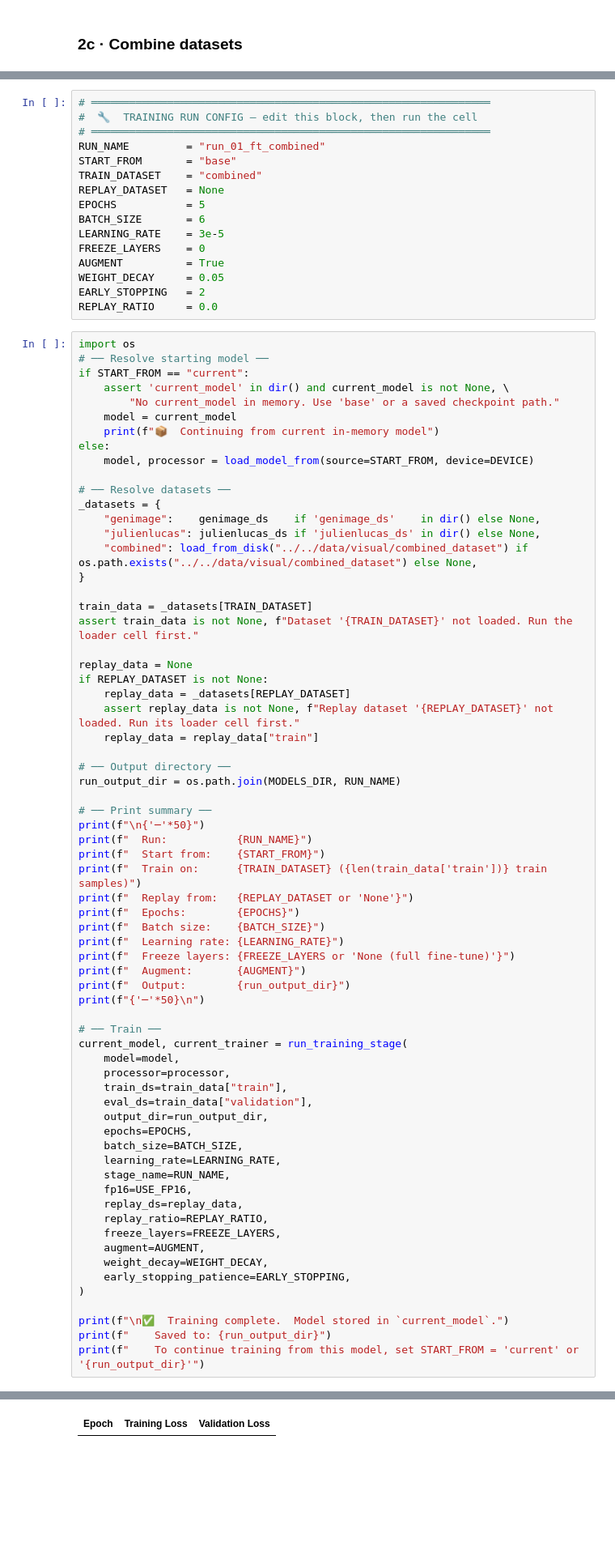
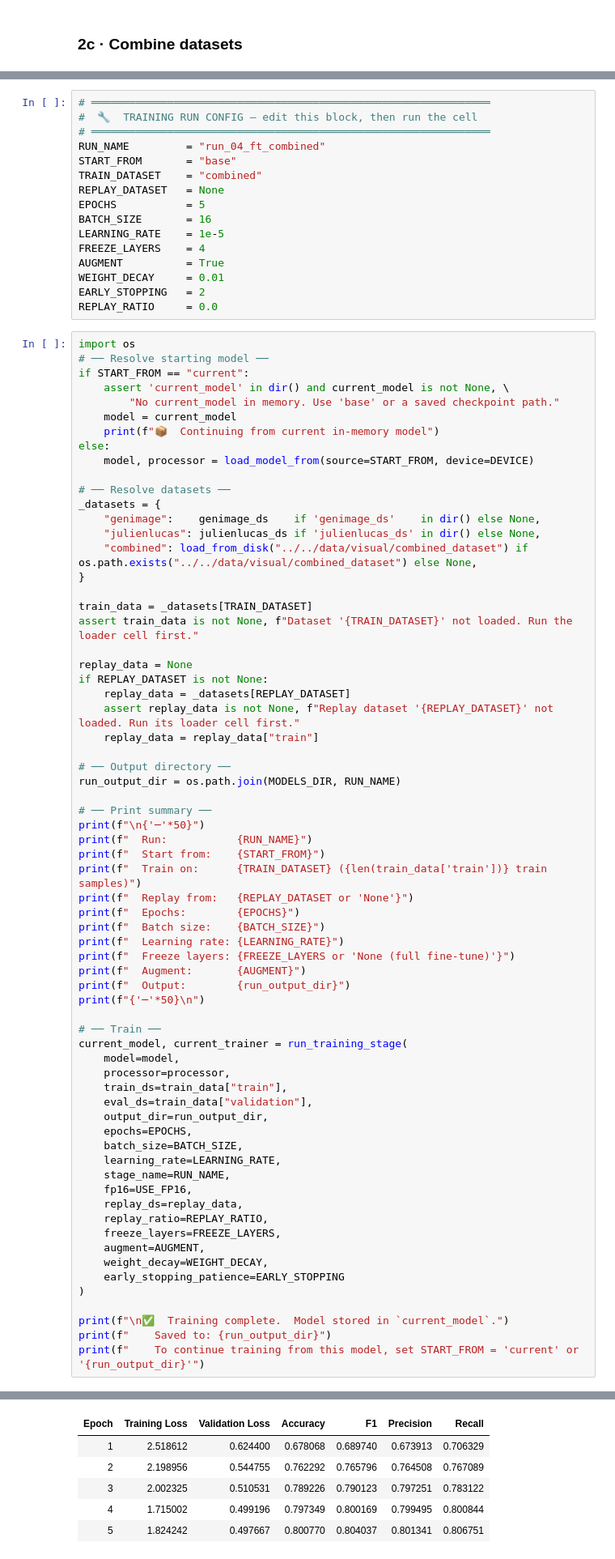
Before and after one commit to DavidBScerri/Work-Placement-Assignment, a Jupyter notebook: src/visual_module/visual_classifier_finetuning.ipynb, the cells around one changed output, grey strips where cells are left out. Shown at 81% size. Saved outputs shown, nothing was run; the diff lists cells and outputs as text; blank space fills up the shorter version.

```diff
--- a/src/visual_module/visual_classifier_finetuning.ipynb
+++ b/src/visual_module/visual_classifier_finetuning.ipynb
@@ -254,16 +254,16 @@ Re-run this cell as many times as you want with different settings.
 # ═══════════════════════════════════════════════════════════════
 #  🔧  TRAINING RUN CONFIG — edit this block, then run the cell
 # ═══════════════════════════════════════════════════════════════
-RUN_NAME         = "run_01_ft_combined"
+RUN_NAME         = "run_04_ft_combined"
 START_FROM       = "base"
 TRAIN_DATASET    = "combined"
 REPLAY_DATASET   = None
 EPOCHS           = 5
-BATCH_SIZE       = 6
-LEARNING_RATE    = 3e-5
-FREEZE_LAYERS    = 0
+BATCH_SIZE       = 16
+LEARNING_RATE    = 1e-5
+FREEZE_LAYERS    = 4
 AUGMENT          = True
-WEIGHT_DECAY     = 0.05
+WEIGHT_DECAY     = 0.01
 EARLY_STOPPING   = 2
 REPLAY_RATIO     = 0.0
 # %%
@@ -327,7 +327,7 @@ current_model, current_trainer = run_training_stage(
     freeze_layers=FREEZE_LAYERS,
     augment=AUGMENT,
     weight_decay=WEIGHT_DECAY,
-    early_stopping_patience=EARLY_STOPPING,
+    early_stopping_patience=EARLY_STOPPING
 )
 
 print(f"\n✅  Training complete.  Model stored in `current_model`.")
@@ -361 +361,6 @@ print(f"    To continue training from this model, set START_FROM = 'current' or
-| Epoch | Training Loss | Validation Loss |
+| Epoch | Training Loss | Validation Loss | Accuracy | F1 | Precision | Recall |
+| 1 | 2.518612 | 0.624400 | 0.678068 | 0.689740 | 0.673913 | 0.706329 |
+| 2 | 2.198956 | 0.544755 | 0.762292 | 0.765796 | 0.764508 | 0.767089 |
+| 3 | 2.002325 | 0.510531 | 0.789226 | 0.790123 | 0.797251 | 0.783122 |
+| 4 | 1.715002 | 0.499196 | 0.797349 | 0.800169 | 0.799495 | 0.800844 |
+| 5 | 1.824242 | 0.497667 | 0.800770 | 0.804037 | 0.801341 | 0.806751 |
```
Also changed, not shown: parts of 5 cells of this notebook, 7 other files.
